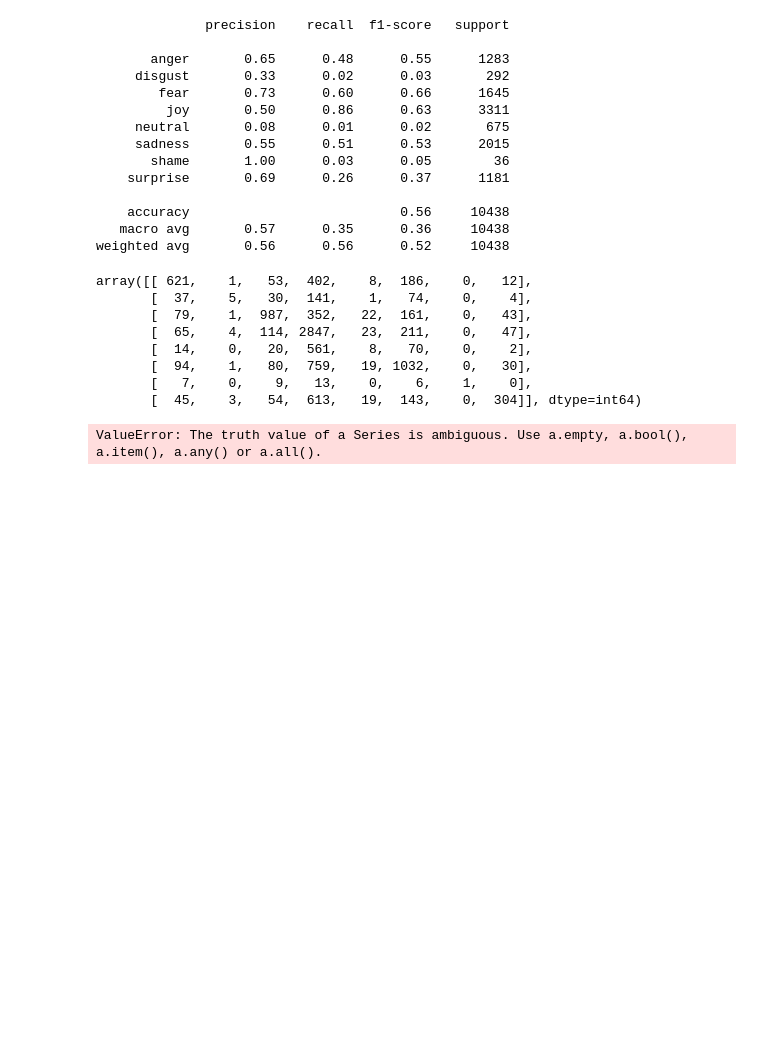
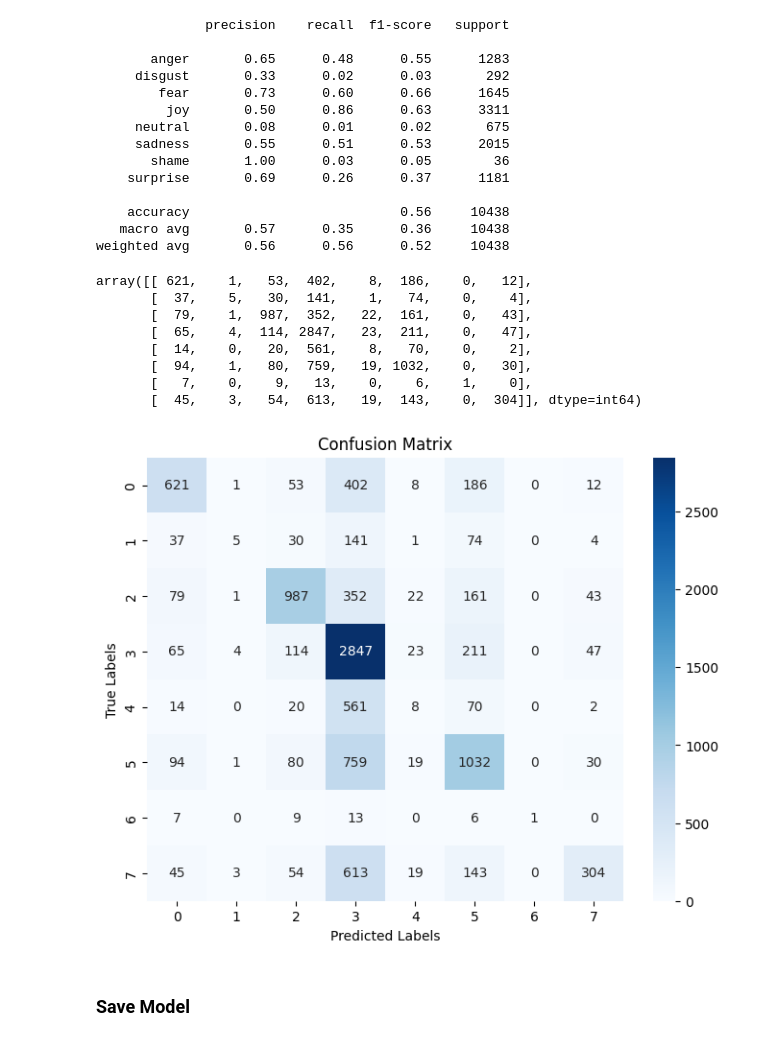
Before and after one commit to Mdsomratakbor/Machine-Learning, a Jupyter notebook: Emotion-Detection-of-Text/emotion-detection.ipynb, the cells around one changed output. Cells and saved outputs as stored; diff of their text form; code cells hidden in the pictures; blank space fills up the shorter version.

```diff
--- a/Emotion-Detection-of-Text/emotion-detection.ipynb
+++ b/Emotion-Detection-of-Text/emotion-detection.ipynb
@@ -462,37 +452,19 @@ array([[ 621,    1,   53,  402,    8,  186,    0,   12],
        [  94,    1,   80,  759,   19, 1032,    0,   30],
        [   7,    0,    9,   13,    0,    6,    1,    0],
        [  45,    3,   54,  613,   19,  143,    0,  304]], dtype=int64)
-# %%
-# Plot Confusion Matrix
-
-
-def plot_confusion_matrix(cm, classes, normalize=False, title='Confusion matrix', cmap=plt.cm.Blues):
-    if normalize:
-        cm = cm.astype('float') / cm.sum(axis=1)[:, np.newaxis]
-        print("Normalized confusion matrix")
-    else:
-        print('Confusion matrix, without normalization')
-
-    print(cm)
-
-    plt.imshow(cm, interpolation='nearest', cmap=cmap)
-    plt.title(title)
-    plt.colorbar()
-    tick_marks = np.arange(len(classes))
-    plt.xticks(tick_marks, classes, rotation=45)
-    plt.yticks(tick_marks, classes)
-
-    fmt = '.2f' if normalize else 'd'
-    thresh = cm.max() / 2.
-    for i, j in itertools.product(range(cm.shape[0]), range(cm.shape[1])):
-        plt.text(j, i, format(cm[i, j], fmt),
-                 horizontalalignment="center",
-                 color="white" if cm[i, j] > thresh else "black")
-
-    plt.ylabel('True label')
-    plt.xlabel('Predicted label')
-    plt.tight_layout()
-    plt.show()
-plot_confusion_matrix(nv_model, X_test, y_test)
-# %% [output]
-ValueError: The truth value of a Series is ambiguous. Use a.empty, a.bool(), a.item(), a.any() or a.all().
+# %%
+# Plot Confusion Matrix
+# Assuming you have the true labels and predicted labels in true_labels and predicted_labels variables, respectively.
+cm = confusion_matrix(y_test, y_pred_for_nv)
+
+# Plotting the confusion matrix using seaborn
+plt.figure(figsize=(8, 6))
+sns.heatmap(cm, annot=True, fmt="d", cmap="Blues")
+plt.title("Confusion Matrix")
+plt.xlabel("Predicted Labels")
+plt.ylabel("True Labels")
+plt.show()
+# %% [output]
+[figure, added]
+# %% [markdown]
+### Save Model
```
Also changed, not shown: parts of 18 cells of this notebook, 1 other file.
